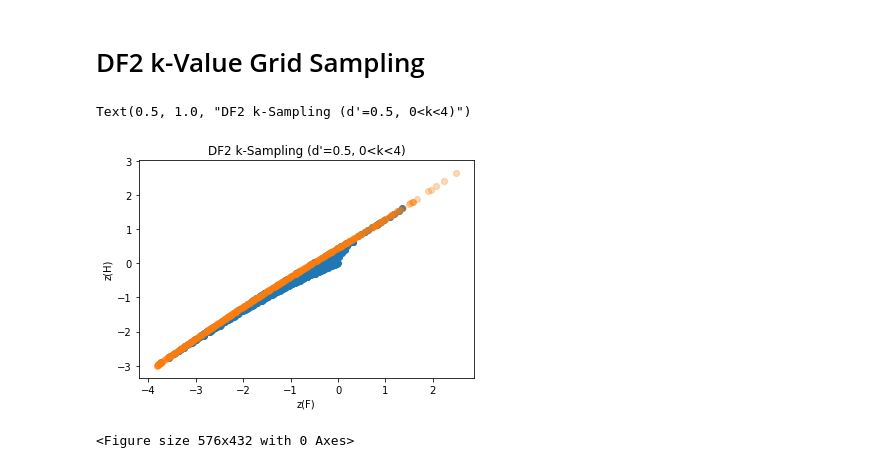
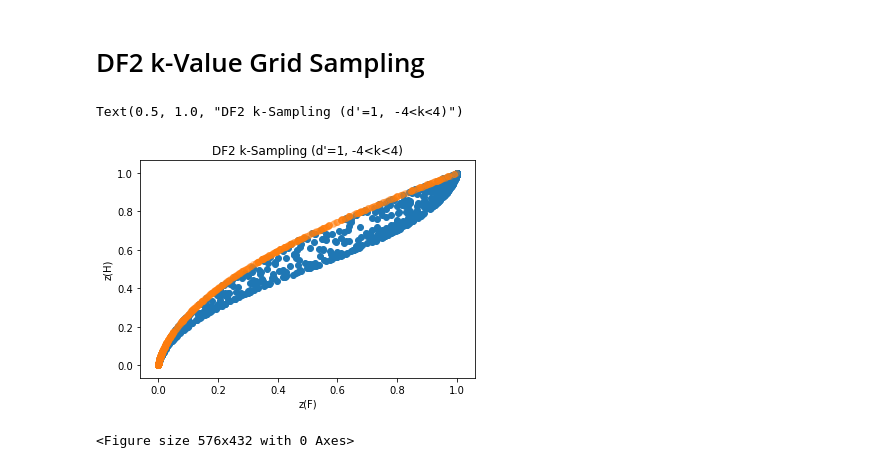
Before and after one commit to alexxyu/decision-modeling, a Jupyter notebook: DF2 Decision Modeling.ipynb, the cells around one changed output. Cells and saved outputs as stored; diff of their text form; code cells hidden in the pictures.

Commit message:
Finished 2param plots

```diff
--- a/DF2 Decision Modeling.ipynb
+++ b/DF2 Decision Modeling.ipynb
@@ -18,7 +18,7 @@ class DifferencingDecisionModel:
 
         p_k1_false = st.norm.cdf(-k1)
         p_k2_false = st.norm.cdf(-k2)
-        p_false = p_k1_false + p_k2_false
+        p_false = (p_k1_false + p_k2_false)
 
         p_k1_hit = st.norm.cdf(-d_prime - k1) + st.norm.cdf(d_prime - k1)
         p_k2_hit = st.norm.cdf(-d_prime - k2) + st.norm.cdf(d_prime - k2)
@@ -77,7 +77,7 @@ class DifferencingDecisionModel:
         zf_vals = []
         zh_vals = []
 
-        k_range = [n for n in np.linspace(k_range['k_min'], k_range['k_max'], k_range['k_num'])]
+        k_range = [n for n in np.linspace(k_range['k_min'], k_range['k_max'], k_range['k_num']) if n >= 0]
         for _ in range(num_points):
             k = random.choice(k_range)
             z_f, z_h = self.convert_k_to_z(d_prime, k, k)
@@ -93,7 +93,7 @@ class DifferencingDecisionModel:
         pf_vals = []
         ph_vals = []
 
-        k_range = [n for n in np.linspace(k_range['k_min'], k_range['k_max'], k_range['k_num'])]
+        k_range = [n for n in np.linspace(k_range['k_min'], k_range['k_max'], k_range['k_num']) if n >= 0]
         for _ in range(num_points):
             k = random.choice(k_range)
             p_f, p_h = self.convert_k_to_p(d_prime, k, k)
@@ -109,9 +109,8 @@ class DifferencingDecisionModel:
         zf_vals = []
         zh_vals = []
 
-        for k in np.linspace(k_range['k_min'], k_range['k_max'], k_range['k_num']):
-            if k == 0:
-                continue
+        k_range = [n for n in np.linspace(k_range['k_min'], k_range['k_max'], k_range['k_num']) if n >= 0]
+        for k in k_range:
             z_f, z_h = self.convert_k_to_z(d_prime, k, k)
 
             zf_vals.append(z_f)
@@ -125,9 +124,8 @@ class DifferencingDecisionModel:
         pf_vals = []
         ph_vals = []
 
-        for k in np.linspace(k_range['k_min'], k_range['k_max'], k_range['k_num']):
-            if k == 0:
-                continue
+        k_range = [n for n in np.linspace(k_range['k_min'], k_range['k_max'], k_range['k_num']) if n >= 0]
+        for k in k_range:
             p_f, p_h = self.convert_k_to_p(d_prime, k, k)
 
             pf_vals.append(p_f)
@@ -135,23 +133,24 @@ class DifferencingDecisionModel:
 
         return pf_vals, ph_vals
 
-diff_model = DifferencingDecisionModel()
+df_model = DifferencingDecisionModel()
 # %% [markdown]
 # DF2 k-Value Grid Sampling
 # %%
-k_range = {'k_min': 0, 'k_max': 4, 'k_num': 1000}
-zf_vals, zh_vals = diff_model.sample_k1_k2_values_to_z(k_range, 1, 500)
-zf_vals_k, zh_vals_k = diff_model.sample_k_values_to_z(k_range, 1, 500)
+k_range = {'k_min': -4, 'k_max': 4, 'k_num': 1000}
+zf_vals, zh_vals = df_model.sample_k1_k2_values_to_p(k_range, 1, 1000)
+zf_vals_k, zh_vals_k = df_model.sample_k_values_to_p(k_range, 1, 1000)
 
 plt.scatter(zf_vals, zh_vals)
 plt.scatter(zf_vals_k, zh_vals_k, alpha=0.3)
 plt.xlabel('z(F)')
 plt.ylabel('z(H)')
-plt.title('DF2 k-Sampling (d\'=0.5, 0<k<4)')
-#plt.savefig('results/df2_sampling_smallk.png')
+#plt.xlim(0, 1)
+#plt.ylim(0, 1)
+plt.title('DF2 k-Sampling (d\'=1, -4<k<4)')
 # %% [output]
-Text(0.5, 1.0, "DF2 k-Sampling (d'=0.5, 0<k<4)")
+Text(0.5, 1.0, "DF2 k-Sampling (d'=1, -4<k<4)")
-[figure, old version]
+[figure, new version]
 # %%
 # DF1/DF2 k-sampling using subject slope-intercept data
 
```
Also changed, not shown: parts of 14 cells of this notebook.
